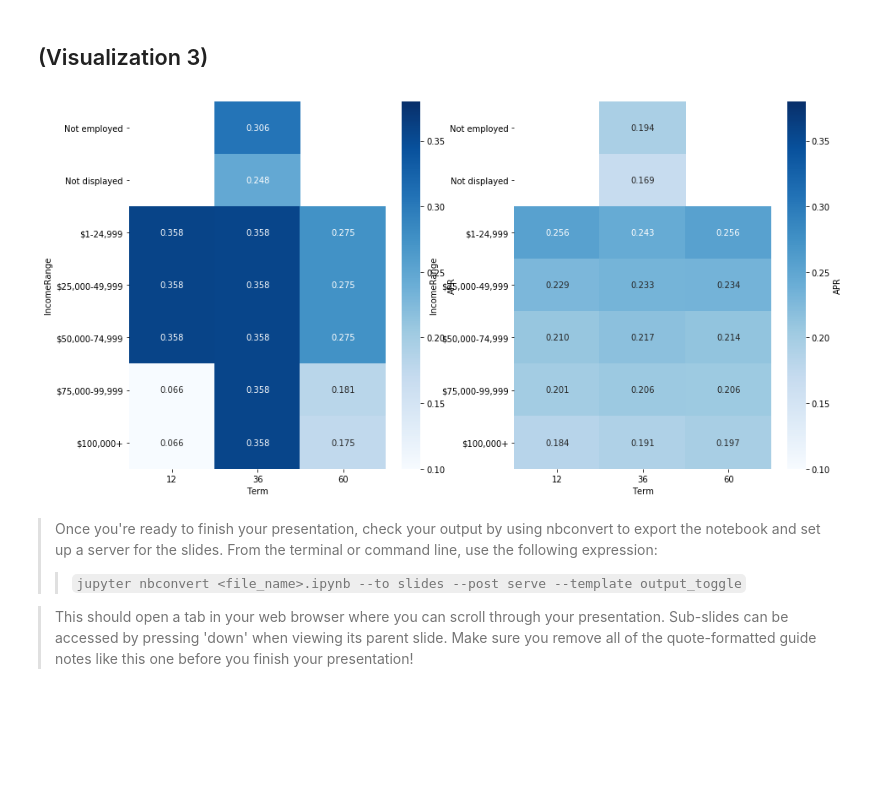
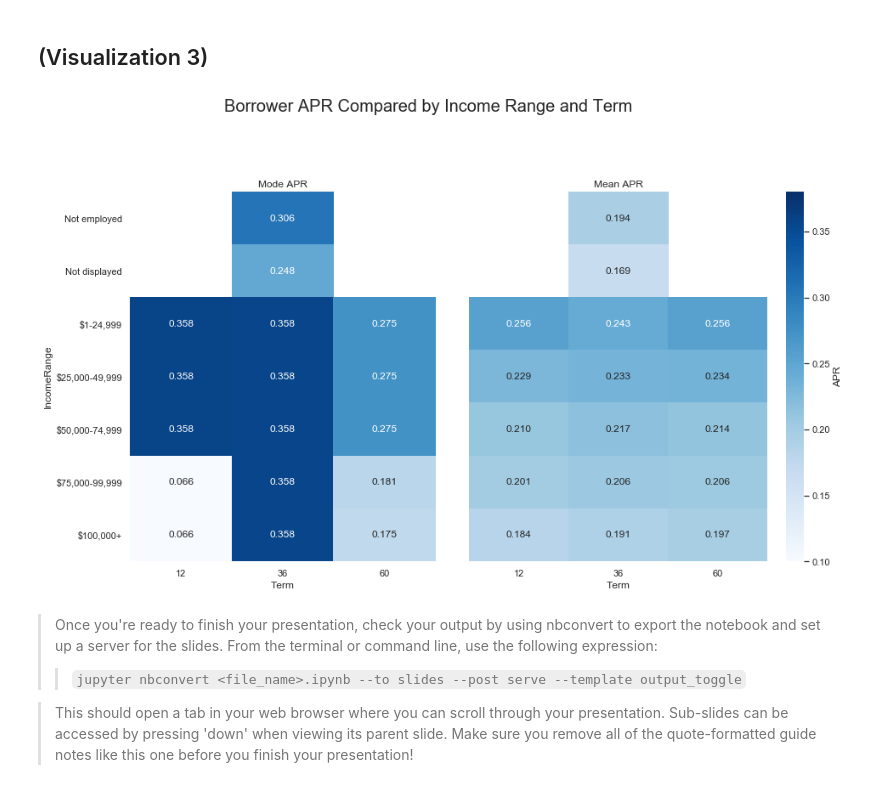
Before and after one commit to Jeff-VA/Udacity-Communicate-Data-Project, a Jupyter notebook: slide_deck.ipynb, the cells around one changed output. Saved outputs shown, nothing was run; the diff lists cells and outputs as text; code cells hidden in the pictures; blank space fills up the shorter version.

Commit message:
Formatted heatmap in slide_deck

```diff
--- a/slide_deck.ipynb
+++ b/slide_deck.ipynb
@@ -216,17 +213,24 @@ ax2 = sns.heatmap(catmodes('IsBorrowerHomeowner', 'Term'),
 # %% [markdown]
 ## (Visualization 3)
 # %%
-fig, ax = plt.subplots(ncols=2, figsize=(15,8))
+
+fig, ax = plt.subplots(ncols=2, figsize=(15,8), gridspec_kw={'width_ratios': [1, 1.22]})
 ax1 = sns.heatmap(catmodes('IncomeRange', 'Term'),
-                    annot = True, fmt = '.3f',
-                    cbar_kws = {'label' : 'APR'},
-                    cmap = 'Blues', vmin=0.1, vmax=0.38, ax = ax[0])
+                  annot = True, fmt = '.3f',
+                  cbar = False,
+                  cmap = 'Blues', vmin=0.1, vmax=0.38, ax = ax[0])
 ax2 = sns.heatmap(catmeans('IncomeRange', 'Term'),
-                    annot = True, fmt = '.3f',
-                    cbar_kws = {'label' : 'APR'},
-                    cmap = 'Blues', vmin=0.1, vmax=0.38, ax = ax[1])
+                  annot = True, fmt = '.3f',
+                  cbar_kws = {'label' : 'APR'},
+                  cmap = 'Blues', vmin=0.1, vmax=0.38, ax = ax[1])
+plt.subplots_adjust(wspace = 0.1)
+ax1.title.set_text('Mode APR')
+ax2.title.set_text('Mean APR')
+ax2.set_yticks([])
+ax2.set_ylabel('')
+fig.suptitle('Borrower APR Compared by Income Range and Term', fontsize=20, x=0.45, y =1.07);
 # %% [output]
-[figure, old version]
+[figure, new version]
 # %% [markdown]
 > Once you're ready to finish your presentation, check your output by using
 nbconvert to export the notebook and set up a server for the slides. From the
```
Also changed, not shown: parts of 3 cells of this notebook.
